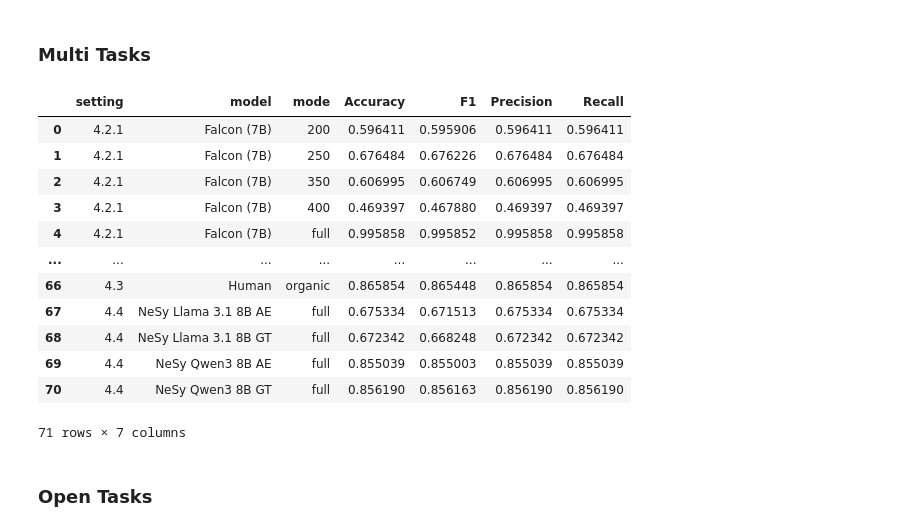
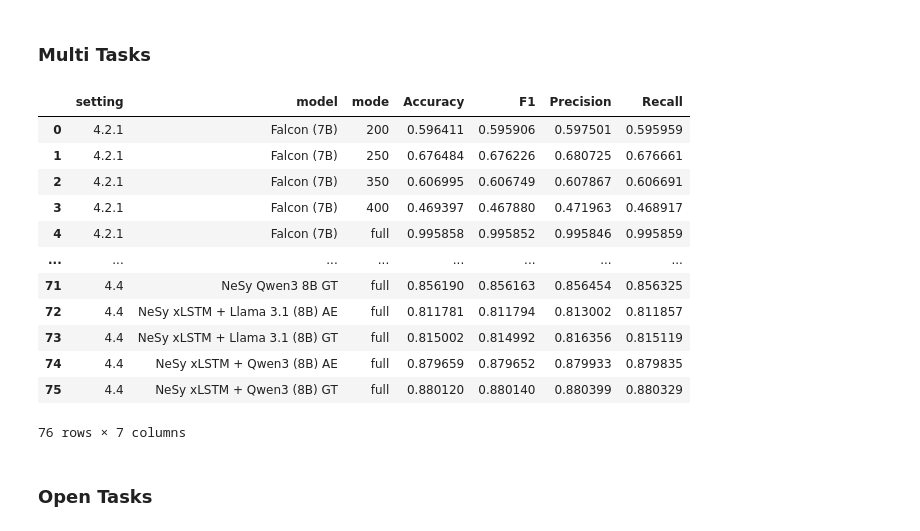
Before and after one commit to felixdivo/quants-eval, a Jupyter notebook: eval-all/compute-metrics.ipynb, the cells around one changed output. Saved outputs shown, nothing was run; the diff lists cells and outputs as text; code cells hidden in the pictures.

```diff
--- a/eval-all/compute-metrics.ipynb
+++ b/eval-all/compute-metrics.ipynb
@@ -28,9 +28,11 @@ meteor = evaluate.load("meteor")
 [nltk_data] Downloading package omw-1.4 to /root/nltk_data...
 [nltk_data]   Package omw-1.4 is already up-to-date!
 # %%
-df = pd.read_hdf(Path("eval-all") / "data" / "all_joined_judged.h5")
-df = df[df["sample_id"] >= 27000].copy()  # Only do this for samples from the test split
-df
+df_orig = pd.read_hdf(Path("eval-all") / "data" / "all_joined_judged.h5")
+df_orig = df_orig[
+    df_orig["sample_id"] >= 27000
+].copy()  # Only do this for samples from the test split
+df_orig
 # %% [output]
 |  | setting | model | mode | sample_id | question_id | prediction_text | action_sequence | ... |
 | 30000 | 4.2.1 | Falcon (7B) | 200 | 27000 | 0 | waving | {'start': [0.0, 4.0, 8.0, 12.0], ... | ... |
@@ -103,7 +105,7 @@ all_results_binary
 # %% [markdown]
 ### Multi Tasks
 # %%
-multi = df[df["answer_type"] == "multi"].copy()
+multi = df_orig[df_orig["answer_type"] == "multi"].copy()
 multi["prediction_parsed_multi"].fillna(np.nan, inplace=True)
 multi.drop(columns=["prediction_parsed_binary"], inplace=True)
 # %%
@@ -111,54 +113,58 @@ def compute_multi_metrics(df: pd.DataFrame) -> dict[str, float]:
     metrics = MetricCollection(
         {
             "Accuracy": torchmetrics.Accuracy(task="multiclass", num_classes=3),
-            "Precision": torchmetrics.Precision(task="multiclass", num_classes=3),
-            "Recall": torchmetrics.Recall(task="multiclass", num_classes=3),
+            "Precision": torchmetrics.Precision(
+                task="multiclass", average="macro", num_classes=3
+            ),
+            "Recall": torchmetrics.Recall(
+                task="multiclass", average="macro", num_classes=3
+            ),
             "F1": torchmetrics.F1Score(
                 task="multiclass", num_classes=3, average="macro"
             ),
         }
     )
 
     ground_truth = df["answer"].to_numpy()
 
     predictions = (
         df["prediction_parsed_multi"]
-        .map({"A": 0, "B": 1, "C": 2})
+        .map({"A": 0, "B": 1, "C": 2, "nan": pd.NA})
         .to_numpy(na_value=-1)
         .astype(np.int32)
     )
     # Make sure we put a wrong answer in case of NaN
     predictions[predictions == -1] = (ground_truth[predictions == -1] + 1) % 3
 
     return unwrap(
         metrics(
             from_numpy(predictions),
             from_numpy(ground_truth),
         )
     )
 
 
 all_results_multi = (
     multi.groupby(["setting", "model", "mode"])
     .apply(compute_multi_metrics)
     .apply(pd.Series)
     .reset_index()
 )
 all_results_multi
 # %% [output]
 |  | setting | model | mode | Accuracy | F1 | Precision | Recall |
-| 0 | 4.2.1 | Falcon (7B) | 200 | 0.596411 | 0.595906 | 0.596411 | 0.596411 |
-| 1 | 4.2.1 | Falcon (7B) | 250 | 0.676484 | 0.676226 | 0.676484 | 0.676484 |
-| 2 | 4.2.1 | Falcon (7B) | 350 | 0.606995 | 0.606749 | 0.606995 | 0.606995 |
-| 3 | 4.2.1 | Falcon (7B) | 400 | 0.469397 | 0.467880 | 0.469397 | 0.469397 |
-| 4 | 4.2.1 | Falcon (7B) | full | 0.995858 | 0.995852 | 0.995858 | 0.995858 |
+| 0 | 4.2.1 | Falcon (7B) | 200 | 0.596411 | 0.595906 | 0.597501 | 0.595959 |
+| 1 | 4.2.1 | Falcon (7B) | 250 | 0.676484 | 0.676226 | 0.680725 | 0.676661 |
+| 2 | 4.2.1 | Falcon (7B) | 350 | 0.606995 | 0.606749 | 0.607867 | 0.606691 |
+| 3 | 4.2.1 | Falcon (7B) | 400 | 0.469397 | 0.467880 | 0.471963 | 0.468917 |
+| 4 | 4.2.1 | Falcon (7B) | full | 0.995858 | 0.995852 | 0.995846 | 0.995859 |
 | ... | ... | ... | ... | ... | ... | ... | ... |
-| 66 | 4.3 | Human | organic | 0.865854 | 0.865448 | 0.865854 | 0.865854 |
-| 67 | 4.4 | NeSy Llama 3.1 8B AE | full | 0.675334 | 0.671513 | 0.675334 | 0.675334 |
-| 68 | 4.4 | NeSy Llama 3.1 8B GT | full | 0.672342 | 0.668248 | 0.672342 | 0.672342 |
-| 69 | 4.4 | NeSy Qwen3 8B AE | full | 0.855039 | 0.855003 | 0.855039 | 0.855039 |
-| 70 | 4.4 | NeSy Qwen3 8B GT | full | 0.856190 | 0.856163 | 0.856190 | 0.856190 |
+| 71 | 4.4 | NeSy Qwen3 8B GT | full | 0.856190 | 0.856163 | 0.856454 | 0.856325 |
+| 72 | 4.4 | NeSy xLSTM + Llama 3.1 (8B) AE | full | 0.811781 | 0.811794 | 0.813002 | 0.811857 |
+| 73 | 4.4 | NeSy xLSTM + Llama 3.1 (8B) GT | full | 0.815002 | 0.814992 | 0.816356 | 0.815119 |
+| 74 | 4.4 | NeSy xLSTM + Qwen3 (8B) AE | full | 0.879659 | 0.879652 | 0.879933 | 0.879835 |
+| 75 | 4.4 | NeSy xLSTM + Qwen3 (8B) GT | full | 0.880120 | 0.880140 | 0.880399 | 0.880329 |
-71 rows × 7 columns
+76 rows × 7 columns
 # %% [markdown]
 ### Open Tasks
 # %%
```
Also changed, not shown: parts of 14 cells of this notebook, 5 other files.
